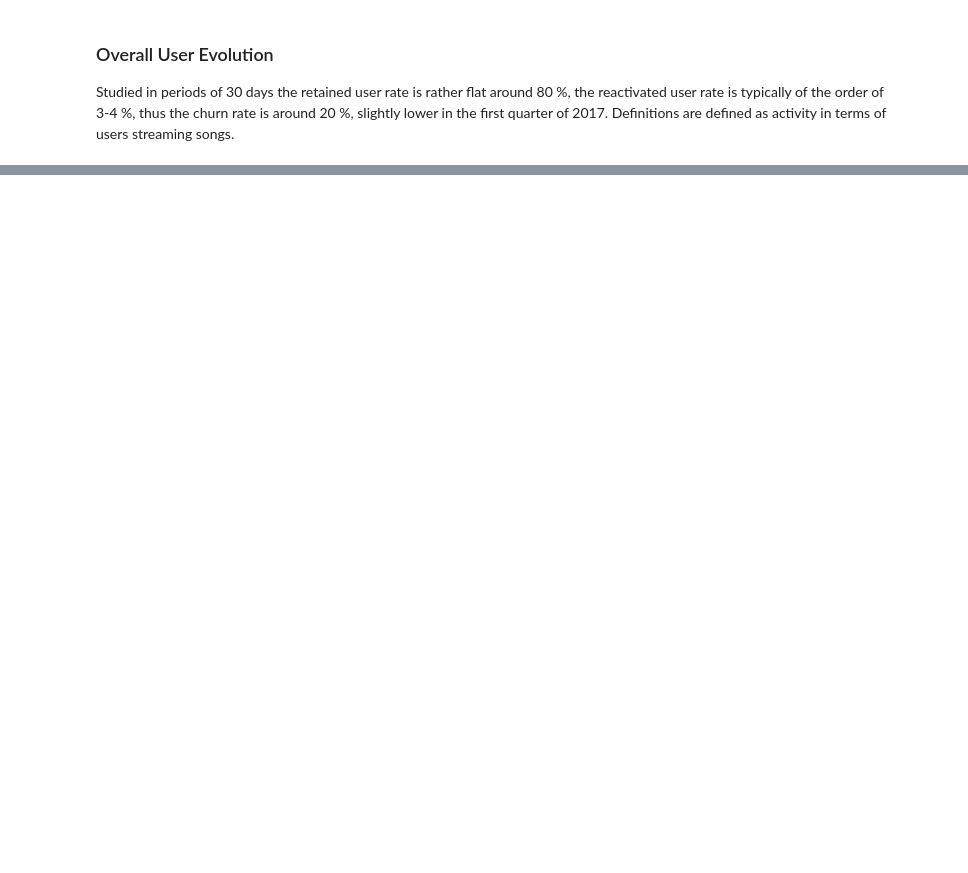
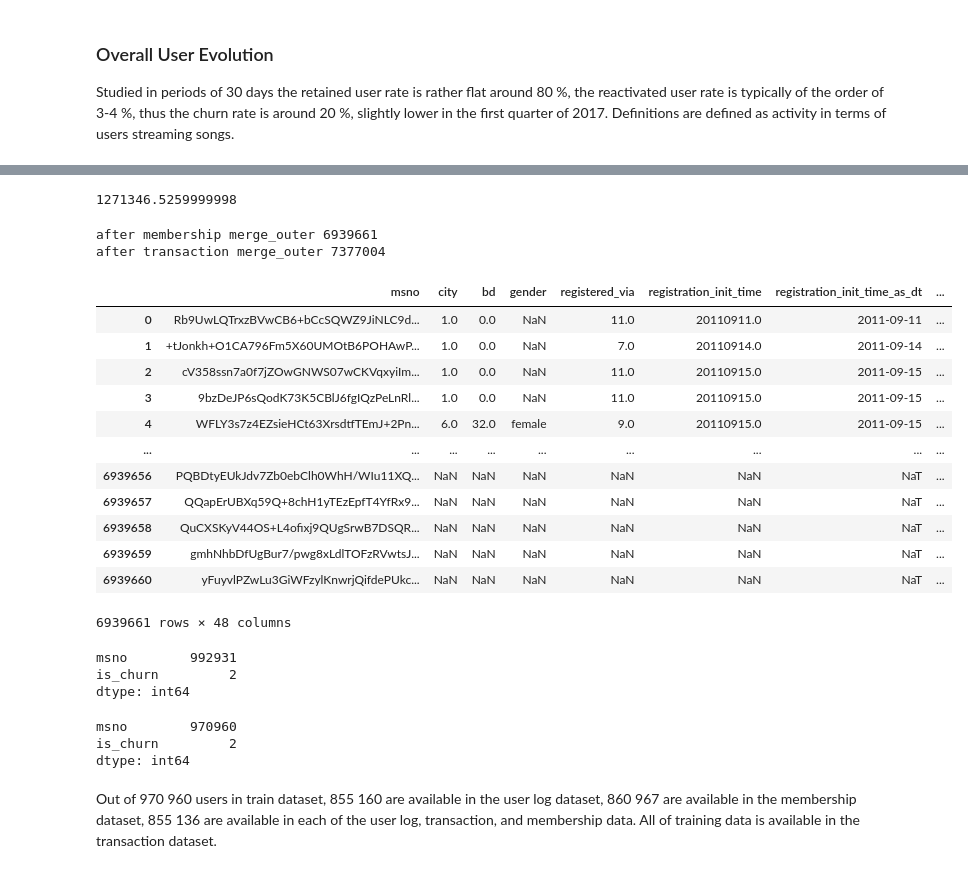
Before and after one commit to webermat/PrivateProjects, a Jupyter notebook: kkbox_churn/KKBox_UserAnalysis.ipynb, the cells around one changed output, grey strips where cells are left out. Drawn from its saved outputs; the diff is of its cells as text; code cells hidden in the pictures; blank space fills up the shorter version.

```diff
--- a/kkbox_churn/KKBox_UserAnalysis.ipynb
+++ b/kkbox_churn/KKBox_UserAnalysis.ipynb
@@ -335,0 +519,44 @@ Studied in periods of 30 days the retained user rate is rather flat around 80 %,
+# %%
+df_user_all_info_agg[df_user_all_info_agg["std_tot_secs"].isna()]["mean_tot_secs"].max()
+# %% [output]
+1271346.5259999998
+# %%
+df_user_all_info_agg_outer=df_mem.merge(df_user_log_agg_read,on="msno",how="outer")
+print("after membership merge_outer",len(df_user_all_info_agg_outer))
+df_user_all_info_ag_outerg=df_user_all_info_agg_outer.merge(df_tra_agg_per_user,on="msno",how="outer")
+print("after transaction merge_outer",len(df_user_all_info_ag_outerg))
+df_user_all_info_agg_outer
+# %% [output]
+after membership merge_outer 6939661
+after transaction merge_outer 7377004
+|  | msno | city | bd | gender | registered_via | registration_init_time | registration_init_time_as_dt | ... |
+| 0 | Rb9UwLQTrxzBVwCB6+bCcSQWZ9JiNLC9d... | 1.0 | 0.0 | NaN | 11.0 | 20110911.0 | 2011-09-11 | ... |
+| 1 | +tJonkh+O1CA796Fm5X60UMOtB6POHAwP... | 1.0 | 0.0 | NaN | 7.0 | 20110914.0 | 2011-09-14 | ... |
+| 2 | cV358ssn7a0f7jZOwGNWS07wCKVqxyiIm... | 1.0 | 0.0 | NaN | 11.0 | 20110915.0 | 2011-09-15 | ... |
+| 3 | 9bzDeJP6sQodK73K5CBlJ6fgIQzPeLnRl... | 1.0 | 0.0 | NaN | 11.0 | 20110915.0 | 2011-09-15 | ... |
+| 4 | WFLY3s7z4EZsieHCt63XrsdtfTEmJ+2Pn... | 6.0 | 32.0 | female | 9.0 | 20110915.0 | 2011-09-15 | ... |
+| ... | ... | ... | ... | ... | ... | ... | ... | ... |
+| 6939656 | PQBDtyEUkJdv7Zb0ebClh0WhH/WIu11XQ... | NaN | NaN | NaN | NaN | NaN | NaT | ... |
+| 6939657 | QQapErUBXq59Q+8chH1yTEzEpfT4YfRx9... | NaN | NaN | NaN | NaN | NaN | NaT | ... |
+| 6939658 | QuCXSKyV44OS+L4ofixj9QUgSrwB7DSQR... | NaN | NaN | NaN | NaN | NaN | NaT | ... |
+| 6939659 | gmhNhbDfUgBur7/pwg8xLdlTOFzRVwtsJ... | NaN | NaN | NaN | NaN | NaN | NaT | ... |
+| 6939660 | yFuyvlPZwLu3GiWFzylKnwrjQifdePUkc... | NaN | NaN | NaN | NaN | NaN | NaT | ... |
+6939661 rows × 48 columns
+# %%
+df_train=pd.read_csv("data/train.csv")
+df_train.sort_values(by=["msno"])
+df_train.nunique()
+# %% [output]
+msno        992931
+is_churn         2
+dtype: int64
+# %%
+df_train_v2=pd.read_csv("data/train_v2.csv")
+df_train_v2.sort_values(by=["msno"])
+df_train_v2.nunique()
+# %% [output]
+msno        970960
+is_churn         2
+dtype: int64
+# %% [markdown]
+Out of 970 960 users in train dataset, 855 160 are available in the user log dataset, 860 967 are available in the membership dataset, 855 136 are available in each of the user log, transaction, and membership data. All of training data is available in the transaction dataset.
```
Also changed, not shown: parts of 13 cells of this notebook, 1 other file.
